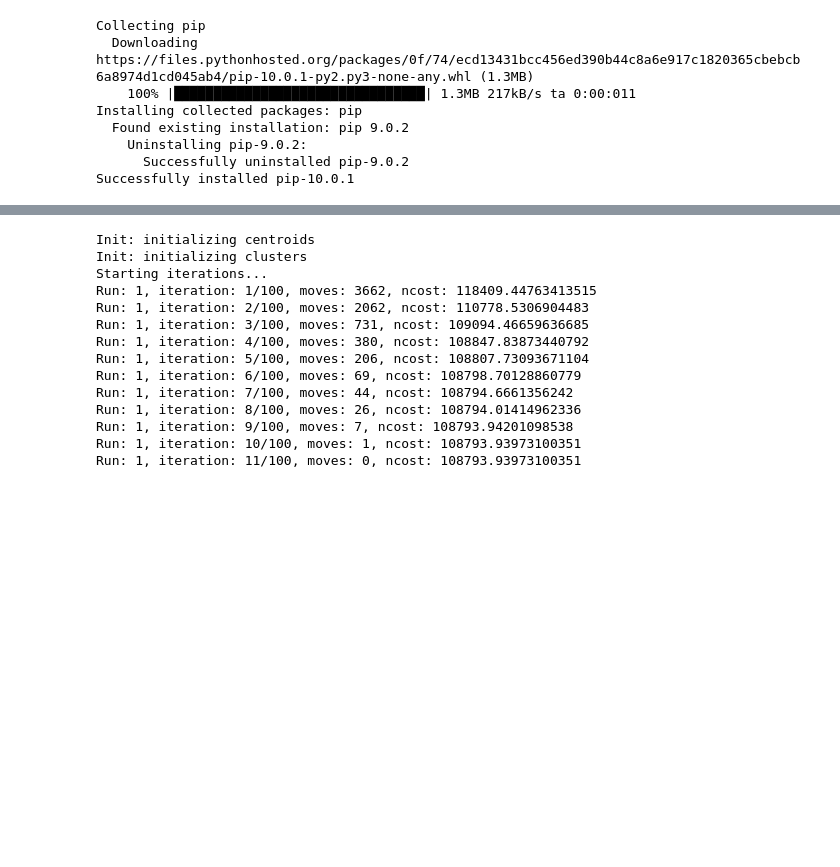
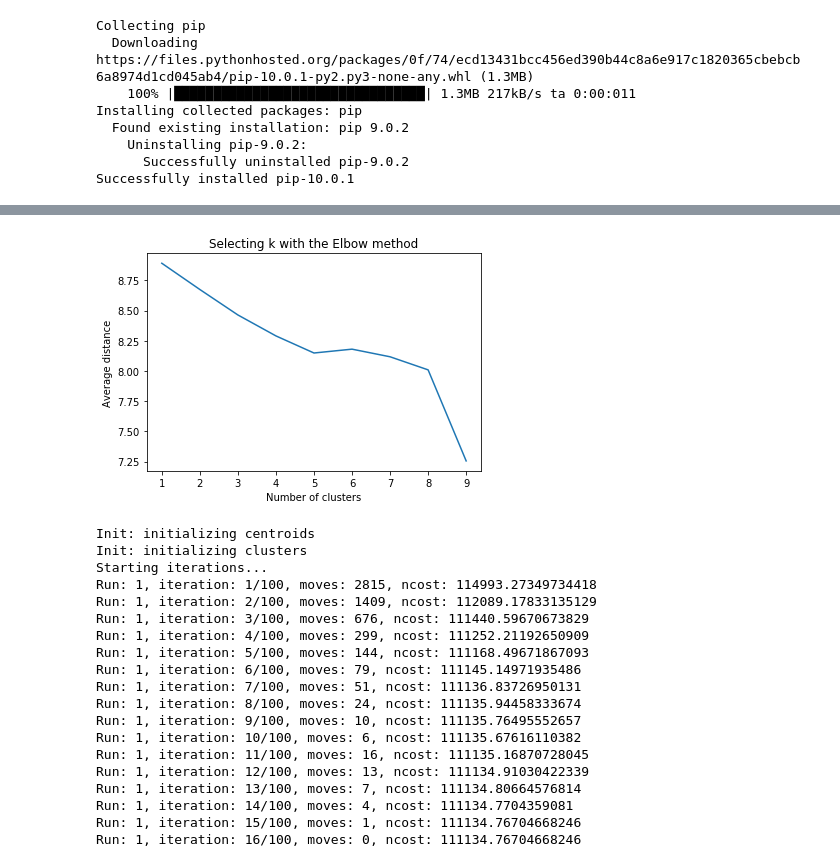
Before and after one commit to carmenvaron/Airbnb-Project, a Jupyter notebook: Clustering algorithms.ipynb, the cells around one changed output, grey strips where cells are left out. Drawn from its saved outputs; the diff is of its cells as text; code cells hidden in the pictures; blank space fills up the shorter version.

Commit message:
Update clustering with k prototypes

```diff
--- a/Clustering algorithms.ipynb
+++ b/Clustering algorithms.ipynb
@@ -29,7 +33,7 @@ listings_categorical = pd.get_dummies(listings[categorical_features], columns=ca
 # %%
 listingsCluster = pd.concat([listings[numerical_features],listings[categorical_features],listings[boolean_features]], axis=1)
 # %%
-listingsCluster[boolean_features]=listingsCluster[boolean_features].astype(object)
+listingsCluster[boolean_features]=listingsCluster[boolean_features]
 # %%
 to_categorical = categorical_features + boolean_features
 indCatColumns = [listingsCluster.columns.get_loc(col) for col in to_categorical]
@@ -85,0 +89,29 @@ X = listingsCluster.values
+# %%
+for cat_col in categorical_features:
+    listingsCluster[cat_col] = preprocessing.LabelEncoder().fit_transform(listingsCluster[cat_col])
+
+X = listingsCluster.values
+# %%
+def distance_dissim(X,Y,gamma,categorical):
+    no_categorical = [i for i in range(len(X)) if i not in categorical]
+    Xnum = np.asanyarray([X[ii] for ii in no_categorical]).astype(np.float64)
+    Ynum = np.asanyarray([Y[ii] for ii in no_categorical]).astype(np.float64)
+    Xcat = np.asanyarray([X[ii] for ii in categorical])
+    Ycat = np.asanyarray([Y[ii] for ii in categorical])
+
+    distance_dissim = distance.euclidean(Xnum, Ynum) + gamma * np.sum(Xcat != Ycat)
+
+    return distance_dissim
+# %%
+meandist=[]
+clusters = range(1,10)
+
+for k in clusters:
+    model = KPrototypes(n_clusters=k, init='Huang', n_init=1, verbose=2)
+    model_fit = model.fit(X, categorical = indCatColumns)
+    clusassign= model_fit.predict(X, categorical = indCatColumns)
+    centroids = list()
+    for i in range(k):
+        centroids.append(list())
+        centroids[i] = np.append(model_fit.cluster_centroids_[0][i], model_fit.cluster_centroids_[1][i])
+    meandist.append(sum(np.min(cdist(X,centroids, metric=lambda X,Y: distance_dissim(X,Y,gamma = gamma,categorical = indCatColumns)),axis=1))/listingsCluster.shape[0])
@@ -85,0 +136,8 @@ X = listingsCluster.values
+# %%
+plt.plot(clusters,meandist)
+plt.xlabel("Number of clusters")
+plt.ylabel("Average distance")
+plt.title("Selecting k with the Elbow method")
+plt.show()
+# %% [output]
+[figure, added]
@@ -86,18 +148,25 @@ X = listingsCluster.values
 # %%
-clustersPrototypes10 = KPrototypes(n_clusters=5, init='Huang', n_init=1, verbose=2)\
-                       .fit_predict(X, categorical = indCatColumns)
+model5 = KPrototypes(n_clusters=5, init='Huang', n_init=1, verbose=2)
+model_fit5 = model5.fit(X, categorical = indCatColumns)
+clusassign5= model_fit5.predict(X, categorical = indCatColumns)
+listings['Cluster5'] = model_fit5.labels_
 # %% [output]
 Init: initializing centroids
 Init: initializing clusters
 Starting iterations...
-Run: 1, iteration: 1/100, moves: 3662, ncost: 118409.44763413515
-Run: 1, iteration: 2/100, moves: 2062, ncost: 110778.5306904483
-Run: 1, iteration: 3/100, moves: 731, ncost: 109094.46659636685
-Run: 1, iteration: 4/100, moves: 380, ncost: 108847.83873440792
-Run: 1, iteration: 5/100, moves: 206, ncost: 108807.73093671104
-Run: 1, iteration: 6/100, moves: 69, ncost: 108798.70128860779
-Run: 1, iteration: 7/100, moves: 44, ncost: 108794.6661356242
-Run: 1, iteration: 8/100, moves: 26, ncost: 108794.01414962336
-Run: 1, iteration: 9/100, moves: 7, ncost: 108793.94201098538
-Run: 1, iteration: 10/100, moves: 1, ncost: 108793.93973100351
-Run: 1, iteration: 11/100, moves: 0, ncost: 108793.93973100351
+Run: 1, iteration: 1/100, moves: 2815, ncost: 114993.27349734418
+Run: 1, iteration: 2/100, moves: 1409, ncost: 112089.17833135129
+Run: 1, iteration: 3/100, moves: 676, ncost: 111440.59670673829
+Run: 1, iteration: 4/100, moves: 299, ncost: 111252.21192650909
+Run: 1, iteration: 5/100, moves: 144, ncost: 111168.49671867093
+Run: 1, iteration: 6/100, moves: 79, ncost: 111145.14971935486
+Run: 1, iteration: 7/100, moves: 51, ncost: 111136.83726950131
+Run: 1, iteration: 8/100, moves: 24, ncost: 111135.94458333674
+Run: 1, iteration: 9/100, moves: 10, ncost: 111135.76495552657
+Run: 1, iteration: 10/100, moves: 6, ncost: 111135.67616110382
+Run: 1, iteration: 11/100, moves: 16, ncost: 111135.16870728045
+Run: 1, iteration: 12/100, moves: 13, ncost: 111134.91030422339
+Run: 1, iteration: 13/100, moves: 7, ncost: 111134.80664576814
+Run: 1, iteration: 14/100, moves: 4, ncost: 111134.7704359081
+Run: 1, iteration: 15/100, moves: 1, ncost: 111134.76704668246
+Run: 1, iteration: 16/100, moves: 0, ncost: 111134.76704668246
```
Also changed, not shown: parts of 14 cells of this notebook.
